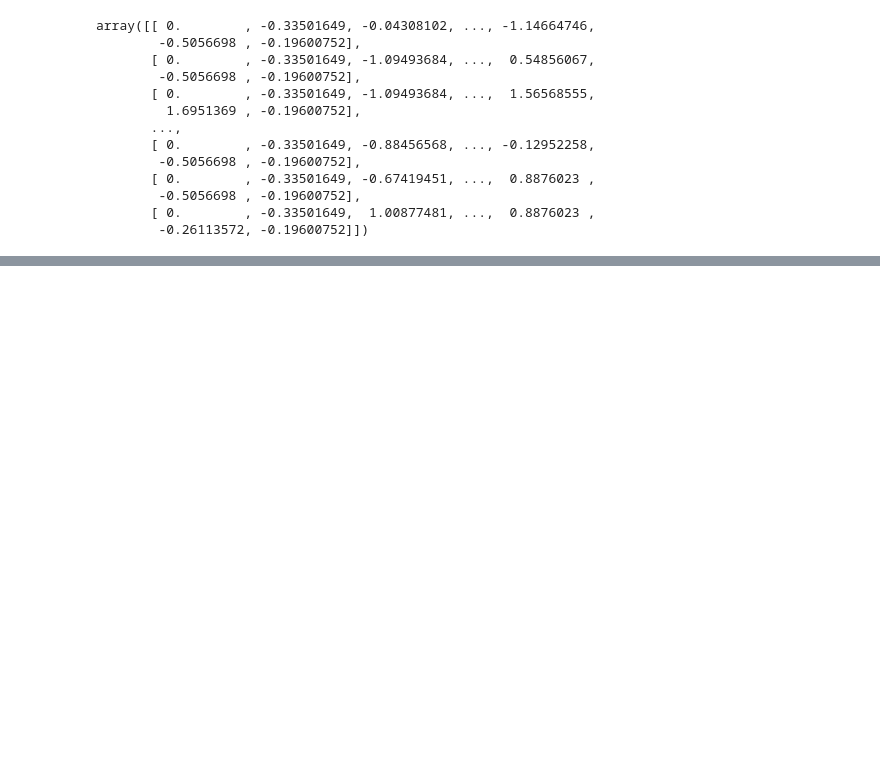
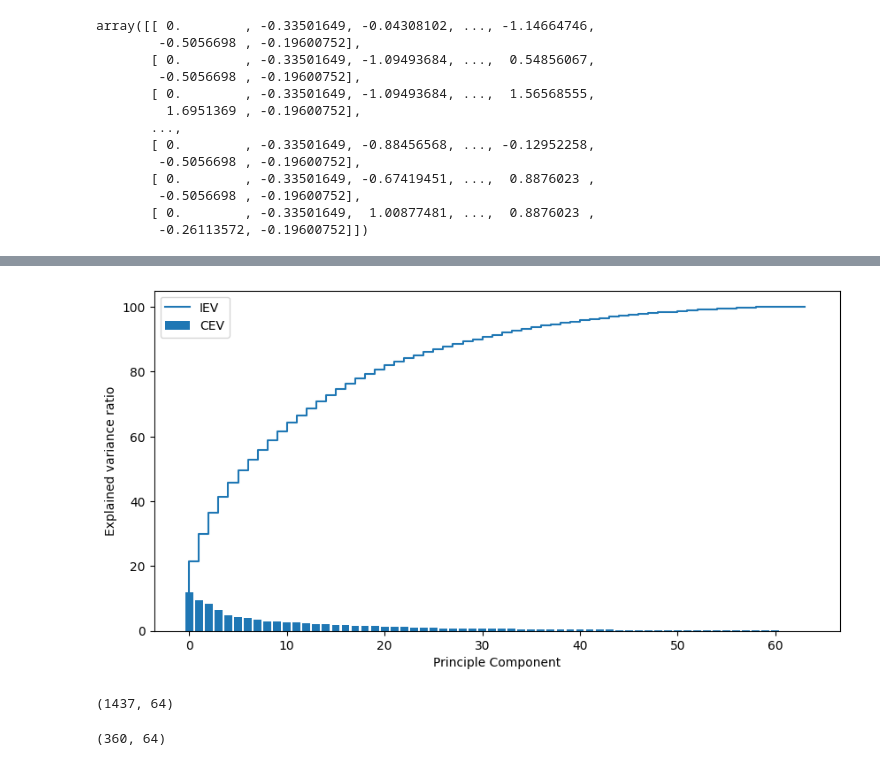
Before and after one commit to PankajRaghunadhabhatla/Python, a Jupyter notebook: PCA_MNIST_dataset.ipynb, the cells around one changed output, grey strips where cells are left out. Saved outputs shown, nothing was run; the diff lists cells and outputs as text; code cells hidden in the pictures; blank space fills up the shorter version.

```diff
--- a/PCA_MNIST_dataset.ipynb
+++ b/PCA_MNIST_dataset.ipynb
@@ -161,2 +182,4 @@ array([[ 0.        , -0.33501649, -0.04308102, ..., -1.14664746,
 # %%
 #Covariance Matrix - Step-2
+cov_mat = np.cov(X_std.T)
+cov_mat
@@ -162,0 +200,3 @@ array([[ 0.        , -0.33501649, -0.04308102, ..., -1.14664746,
+# %%
+# Eigendecomposition - Step3
+eig_vals,eig_vecs = np.linalg.eig(cov_mat)
@@ -162,0 +239,5 @@ array([[ 0.        , -0.33501649, -0.04308102, ..., -1.14664746,
+# %%
+# Explain variance ratio step-4
+tot = sum(eig_vals)
+var_exp = [(i/tot)*100 for i in sorted(eig_vals, reverse=True)] # Individual explained variance
+var_exp
@@ -162,0 +262,3 @@ array([[ 0.        , -0.33501649, -0.04308102, ..., -1.14664746,
+# %%
+cum_var_exp = np.cumsum(var_exp)
+cum_var_exp
@@ -162,0 +282,10 @@ array([[ 0.        , -0.33501649, -0.04308102, ..., -1.14664746,
+# %%
+plt.figure(figsize=(10,5))
+plt.bar(range(len(cum_var_exp)), var_exp, label='CEV')
+plt.step(range(len(cum_var_exp)), cum_var_exp, label='IEV')
+plt.ylabel('Explained variance ratio')
+plt.xlabel('Principle Component')
+plt.legend()
+plt.show()
+# %% [output]
+[figure, added]
@@ -162,0 +295,8 @@ array([[ 0.        , -0.33501649, -0.04308102, ..., -1.14664746,
+# %%
+x_train.shape
+# %% [output]
+(1437, 64)
+# %%
+x_test.shape
+# %% [output]
+(360, 64)
```
Also changed, not shown: parts of 28 cells of this notebook.
